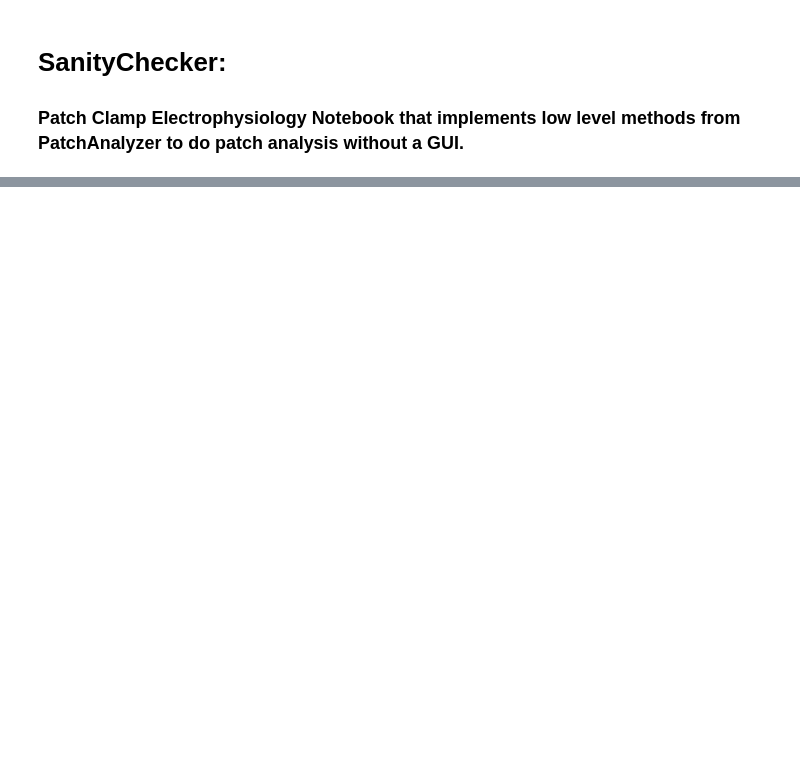
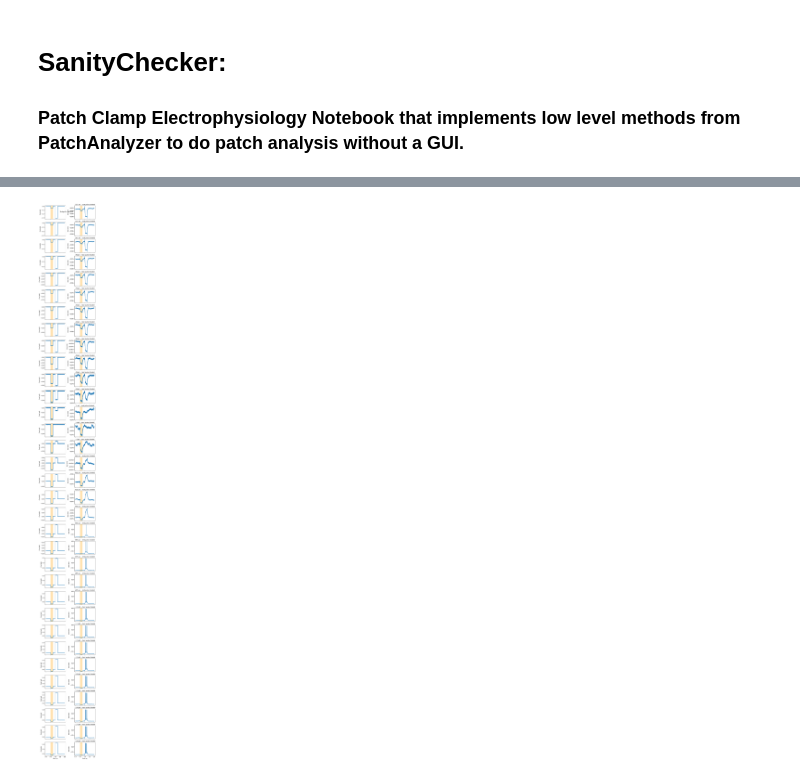
Before and after one commit to bmagondu3/PatchAnalyzer, a Jupyter notebook: PatchAnalyzer/AnalysisTesting/SanityChecker.ipynb, the cells around one changed output, grey strips where cells are left out. Saved outputs shown, nothing was run; the diff lists cells and outputs as text; code cells hidden in the pictures; blank space fills up the shorter version.

```diff
--- a/PatchAnalyzer/AnalysisTesting/SanityChecker.ipynb
+++ b/PatchAnalyzer/AnalysisTesting/SanityChecker.ipynb
@@ -109,0 +175,64 @@ for (exp, coord), d in cells.items():
+# %%
+# helper --------------------------------------------------------------
+def find_test_pulse(cmd, edge_frac=0.10, min_sep_pts=5):
+    """
+    Locate the first current pulse via dCmd/dt:
+
+        • negative slope   →  start
+        • positive slope   →  end   (if absent, pulse assumed till trace end)
+
+    Parameters
+    ----------
+    cmd : 1‑D array (pA)
+    edge_frac : float
+        Fraction of the *maximum absolute* derivative used as threshold.
+        0.10 ⇒ edges with |dI/dt| ≥ 10 % of the largest slope are considered.
+    min_sep_pts : int
+        Minimum distance (samples) between the start and end edges to avoid
+        catching noise.
+    Returns
+    -------
+    (s, e) : tuple[int, int]   indices in *cmd*
+             or (None, None) if no downward edge found.
+    """
+    cmd = np.asarray(cmd)
+    d   = np.diff(cmd, prepend=cmd[0])
+
+    thr = edge_frac * np.max(np.abs(d))
+    starts = np.where(d < -thr)[0]
+    if starts.size == 0:
+        return None, None       # no clear downward edge
+
+    s = int(starts[0])
+
+    ends = np.where((np.arange(len(d)) > s + min_sep_pts) & (d > thr))[0]
+    e = int(ends[0]) if ends.size else len(cmd) - 1   # fall back to last point
+    return s, e
+
+
+
+# truncate & visualise -------------------------------------------------
+trunc_sweeps = {}      # {I: (t, cmd, rsp, s, e)}
+for I, (t, cmd, rsp) in sweeps.items():
+    s, e = find_test_pulse(cmd)
+    if s is not None and e is not None:
+        trunc_sweeps[I] = (t, cmd, rsp, s, e)
+    else:
+        print(f"⚠  no test pulse detected in sweep {I:+.0f} pA – skipped")
+
+if not trunc_sweeps:
+    raise RuntimeError("No sweeps contained a detectable test pulse.")
+
+fig, axs = plt.subplots(len(trunc_sweeps), 2,
+                        figsize=(7, 2*len(trunc_sweeps)), sharex='col')
+for (I, (t, cmd, rsp, s, e)), ax in zip(sorted(trunc_sweeps.items()), axs):
+    ax[0].plot(t, cmd); ax[0].axvspan(t[s], t[e], color='orange', alpha=.3)
+    ax[0].set_ylabel("Cmd (pA)")
+    ax[1].plot(t, rsp); ax[1].axvspan(t[s], t[e], color='orange', alpha=.3)
+    ax[1].set_ylabel("Rsp (mV)")
+    ax[1].set_title(f"{I:+.0f} pA  – test pulse shaded")
+for a in axs[-1]:
+    a.set_xlabel("Time (s)")
+plt.suptitle("Test‑pulse isolation"); plt.tight_layout(); plt.show()
+# %% [output]
+[figure, added]
```
Also changed, not shown: parts of 12 cells of this notebook, 1 other file.
